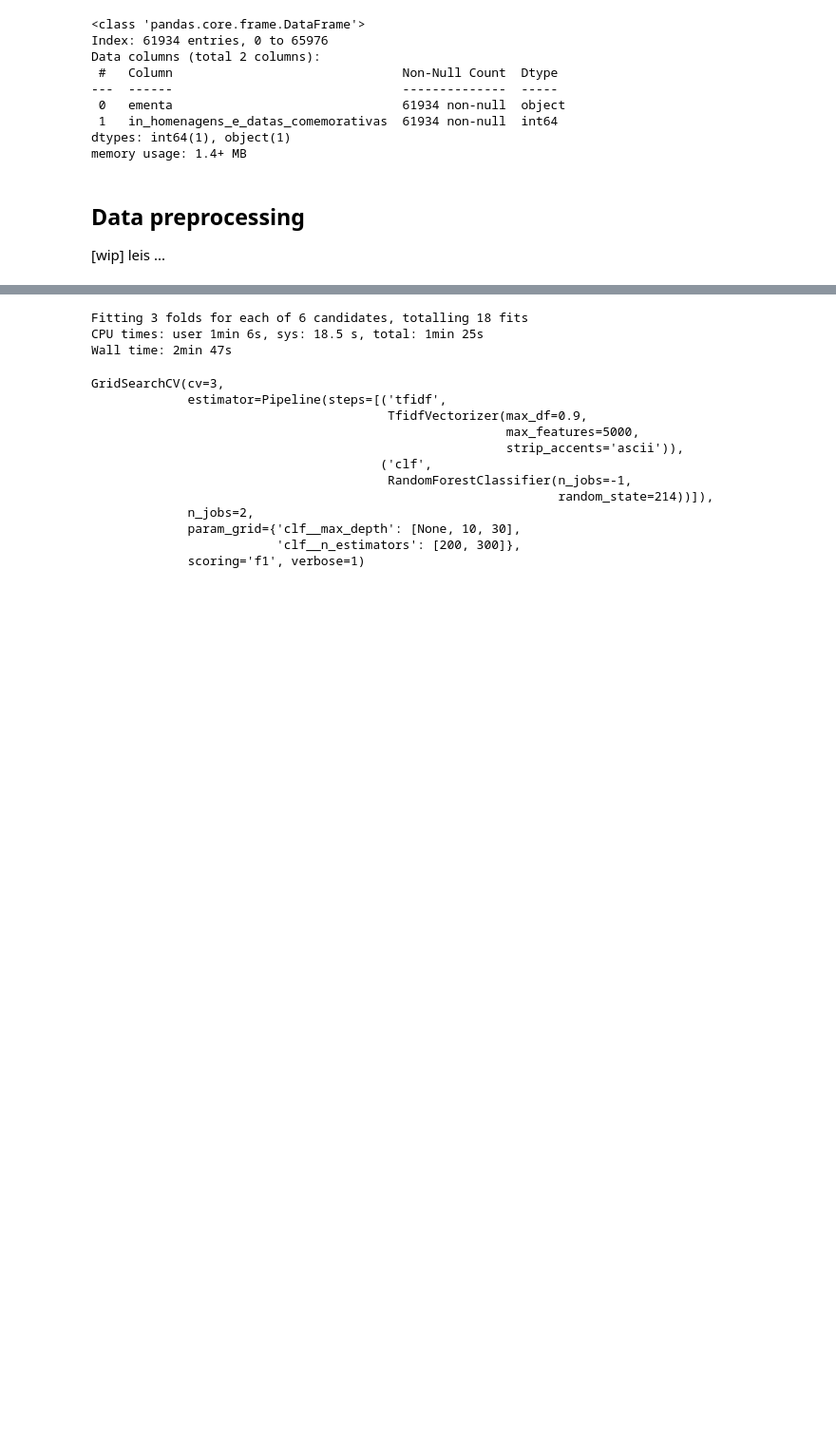
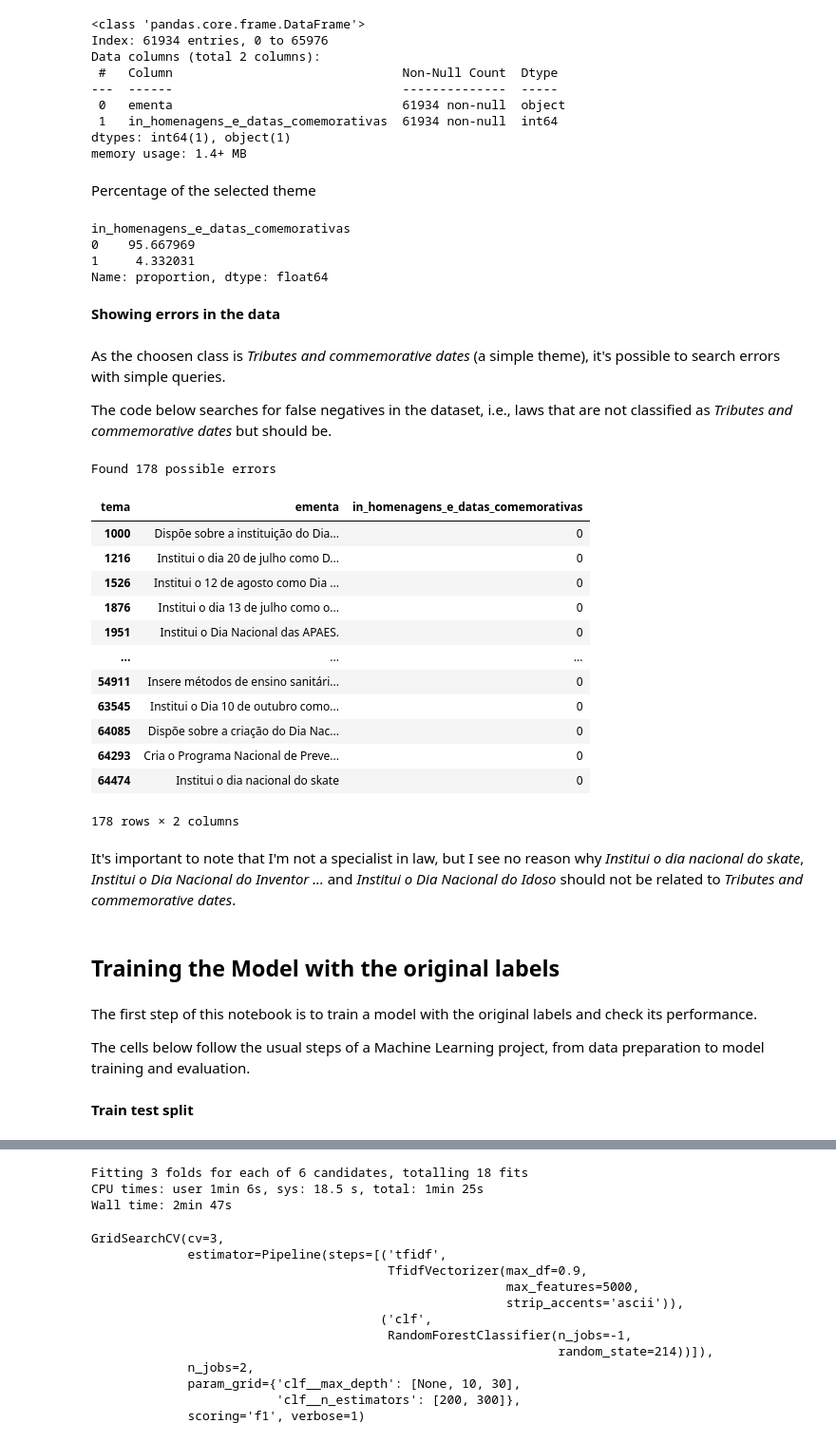
Before and after one commit to jaumpedro214/data-analysis-camara-federal-pls, a Jupyter notebook: experiments/confident_learning/confident_learning.ipynb, the cells around one changed output, grey strips where cells are left out. Shown: that part at 95% size. Drawn from its saved outputs; the diff is of its cells as text; code cells hidden in the pictures; blank space fills up the shorter version.

```diff
--- a/experiments/confident_learning/confident_learning.ipynb
+++ b/experiments/confident_learning/confident_learning.ipynb
@@ -83,9 +92,57 @@ Data columns (total 2 columns):
  1   in_homenagens_e_datas_comemorativas  61934 non-null  int64
 dtypes: int64(1), object(1)
 memory usage: 1.4+ MB
-# %% [markdown]
-## Data preprocessing
-[wip] leis ...
+# %% [markdown]
+Percentage of the selected theme
+# %%
+100*df_pls_theme[IN_BINARY_CLASS].value_counts(normalize=True)
+# %% [output]
+in_homenagens_e_datas_comemorativas
+0    95.667969
+1     4.332031
+Name: proportion, dtype: float64
+# %% [markdown]
+**Showing errors in the data**
+# %% [markdown]
+As the choosen class is *Tributes and commemorative dates* (a simple theme), it's possible to search errors with simple queries.
+
+The code below searches for false negatives in the dataset, i.e., laws that are not classified as *Tributes and commemorative dates* but should be.
+# %%
+df_possible_errors = (
+    df_pls_theme
+    .query(f"{IN_BINARY_CLASS} == 0")
+    .loc[ df_pls_theme['ementa'].apply(lambda x: 'dia nacional' in x.lower()) ]
+)
+
+print(f"Found {len(df_possible_errors)} possible errors")
+df_possible_errors
+# %% [output]
+Found 178 possible errors
+| tema | ementa | in_homenagens_e_datas_comemorativas |
+| 1000 | Dispõe sobre a instituição do Dia... | 0 |
+| 1216 | Institui o dia 20 de julho como D... | 0 |
+| 1526 | Institui o 12 de agosto como Dia ... | 0 |
+| 1876 | Institui o dia 13 de julho como o... | 0 |
+| 1951 | Institui o Dia Nacional das APAES. | 0 |
+| ... | ... | ... |
+| 54911 | Insere métodos de ensino sanitári... | 0 |
+| 63545 | Institui o Dia 10 de outubro como... | 0 |
+| 64085 | Dispõe sobre a criação do Dia Nac... | 0 |
+| 64293 | Cria o Programa Nacional de Preve... | 0 |
+| 64474 | Institui o dia nacional do skate | 0 |
+178 rows × 2 columns
+# %% [markdown]
+
+
+It's important to note that I'm not a specialist in law, but I see no reason why *Institui o dia nacional do skate*, *Institui o Dia Nacional do Inventor ...* and *Institui o Dia Nacional do Idoso* should not be related to *Tributes and commemorative dates*.
+# %% [markdown]
+## Training the Model with the original labels
+# %% [markdown]
+The first step of this notebook is to train a model with the original labels and check its performance.
+
+The cells below follow the usual steps of a Machine Learning project, from data preparation to model training and evaluation.
+# %% [markdown]
+**Train test split**
 # %%
 X = df_pls_theme.ementa
 y = df_pls_theme[IN_BINARY_CLASS]
```
Also changed, not shown: parts of 18 cells of this notebook, 1 other file.
